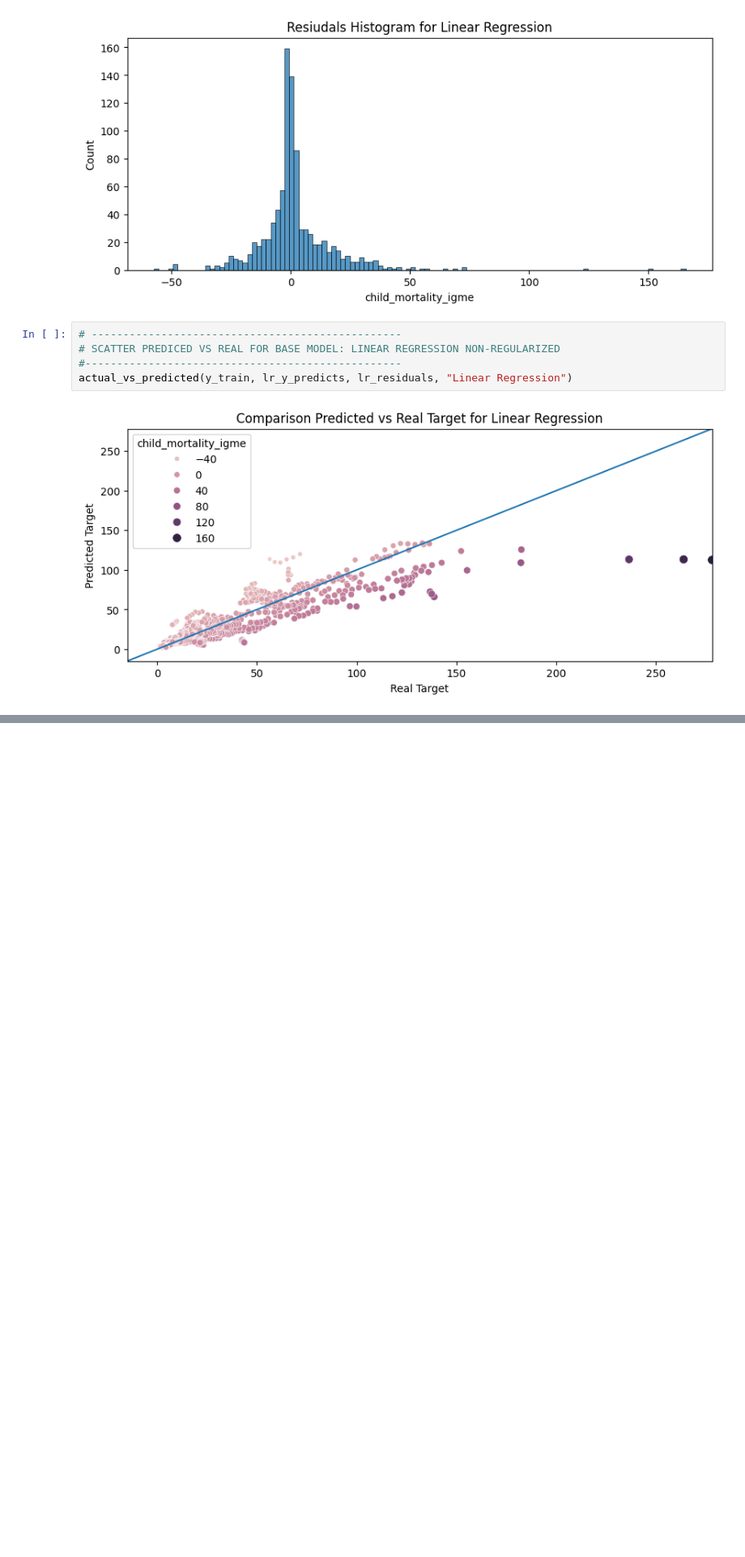
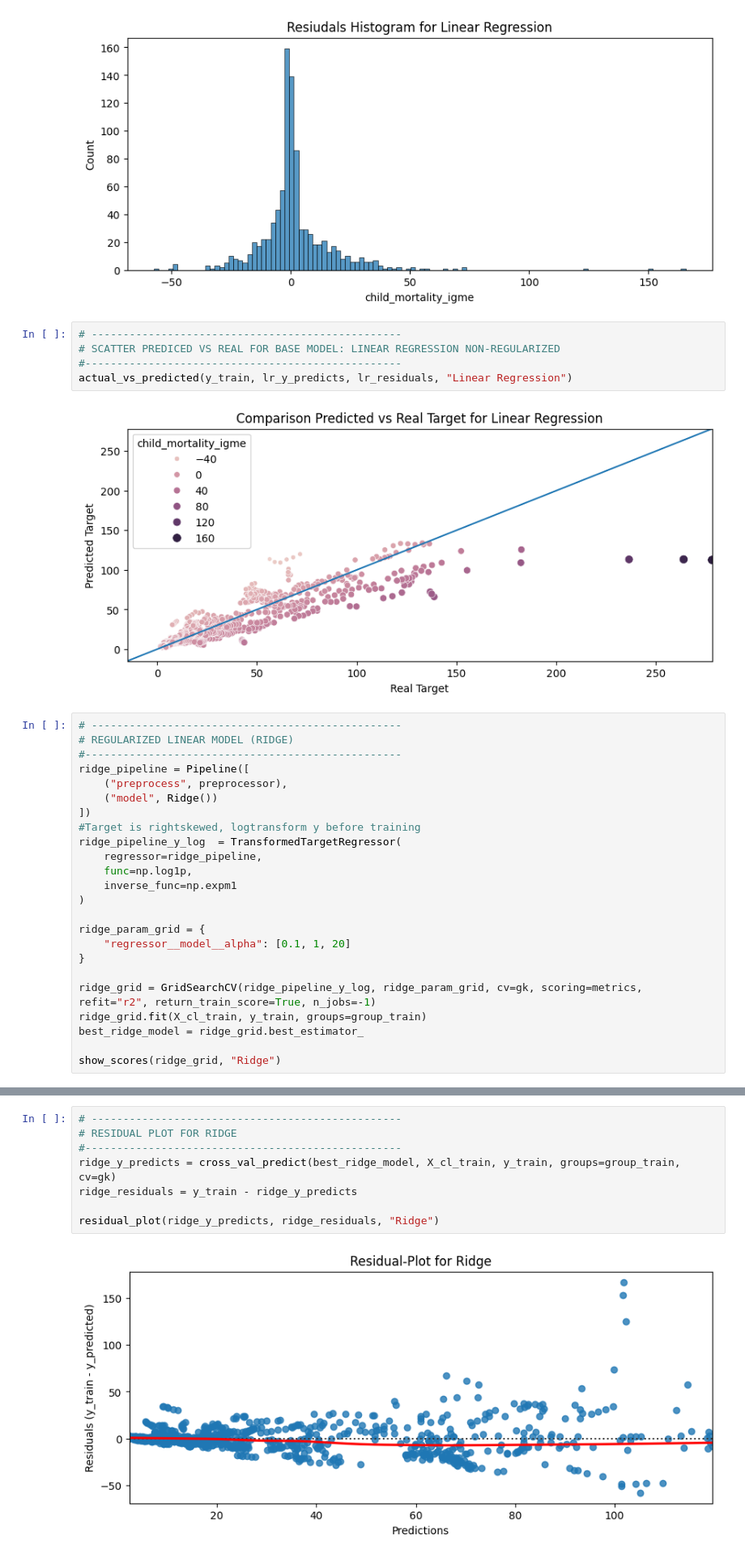
Before and after one commit to HamzahFayad/master_thesis_child_mortality, a Jupyter notebook: 01_notebooks/4_model_training.ipynb, the cells around one changed output, grey strips where cells are left out. Shown at 81% size. Cells and saved outputs as stored; diff of their text form; blank space fills up the shorter version.

Commit message:
pipeline zwischenschritte v01

```diff
--- a/01_notebooks/4_model_training.ipynb
+++ b/01_notebooks/4_model_training.ipynb
@@ -238,3 +263,27 @@ residuals_hist(lr_residuals, "Linear Regression")
 actual_vs_predicted(y_train, lr_y_predicts, lr_residuals, "Linear Regression")
 # %% [output]
 [figure]
+# %%
+# -------------------------------------------------
+# REGULARIZED LINEAR MODEL (RIDGE)
+#--------------------------------------------------
+ridge_pipeline = Pipeline([
+    ("preprocess", preprocessor),
+    ("model", Ridge())
+])
+#Target is rightskewed, logtransform y before training
+ridge_pipeline_y_log  = TransformedTargetRegressor(
+    regressor=ridge_pipeline,
+    func=np.log1p,
+    inverse_func=np.expm1
+)
+
+ridge_param_grid = {
+    "regressor__model__alpha": [0.1, 1, 20]
+}
+
+ridge_grid = GridSearchCV(ridge_pipeline_y_log, ridge_param_grid, cv=gk, scoring=metrics, refit="r2", return_train_score=True, n_jobs=-1)
+ridge_grid.fit(X_cl_train, y_train, groups=group_train)
+best_ridge_model = ridge_grid.best_estimator_
+
+show_scores(ridge_grid, "Ridge")
@@ -240,0 +308,10 @@ actual_vs_predicted(y_train, lr_y_predicts, lr_residuals, "Linear Regression")
+# %%
+# -------------------------------------------------
+# RESIDUAL PLOT FOR RIDGE
+#--------------------------------------------------
+ridge_y_predicts = cross_val_predict(best_ridge_model, X_cl_train, y_train, groups=group_train, cv=gk)
+ridge_residuals = y_train - ridge_y_predicts
+
+residual_plot(ridge_y_predicts, ridge_residuals, "Ridge")
+# %% [output]
+[figure, added]
```
Also changed, not shown: parts of 16 cells of this notebook.
